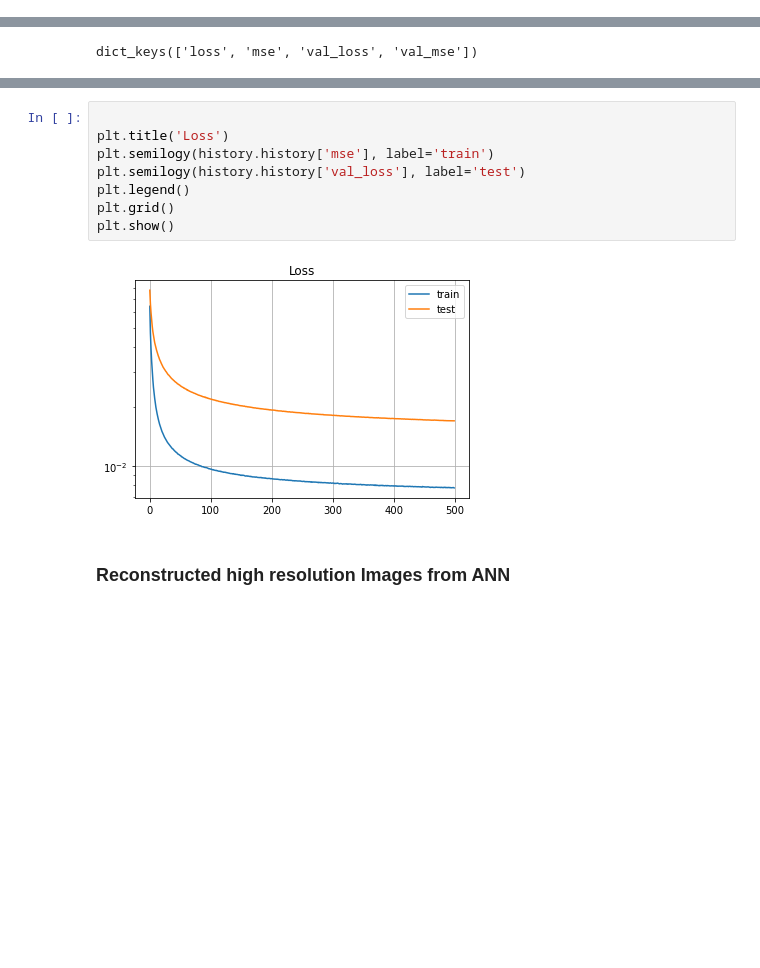
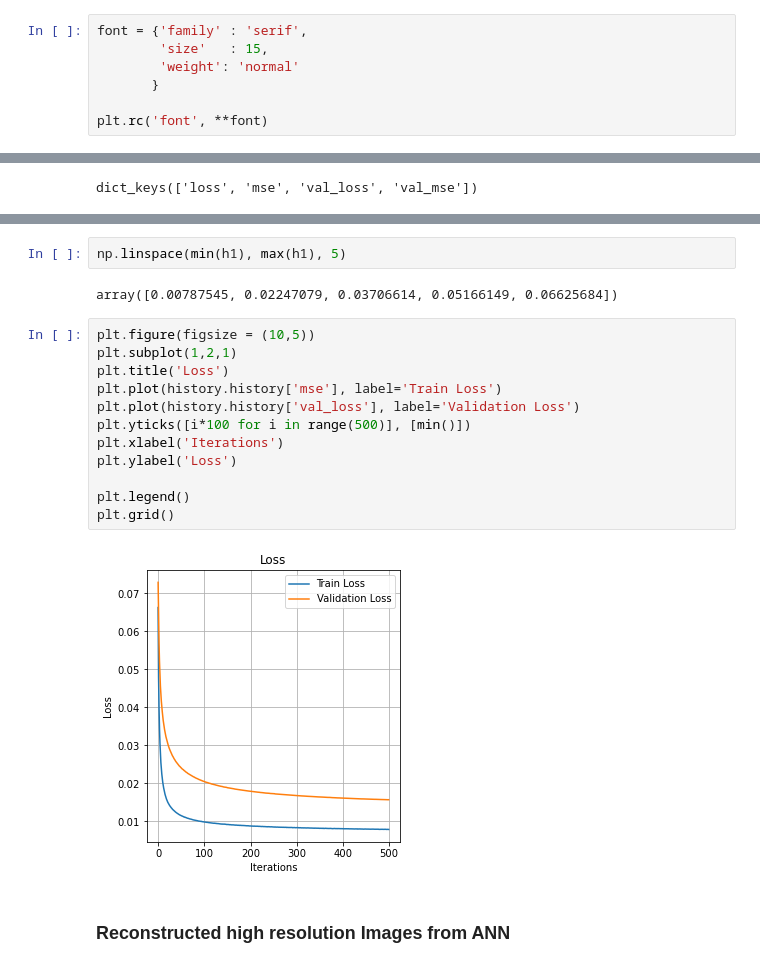
Before and after one commit to kommalapatisahil/superResolution, a Jupyter notebook: SuperResolution_ANNs_ModelV1.ipynb, the cells around one changed output, grey strips where cells are left out. Drawn from its saved outputs; the diff is of its cells as text; blank space fills up the shorter version.

```diff
--- a/SuperResolution_ANNs_ModelV1.ipynb
+++ b/SuperResolution_ANNs_ModelV1.ipynb
@@ -11,6 +11,13 @@ from importlib import reload
 from scipy import interpolate
 import grafteaux as G
 from tqdm import tqdm
+# %%
+font = {'family' : 'serif',
+        'size'   : 15,
+        'weight': 'normal'
+       }
+
+plt.rc('font', **font)
 # %% [markdown]
 ### Import PIV data
 # %%
@@ -225,13 +243,21 @@ dict_keys(['loss', 'mse', 'val_loss', 'val_mse'])
+# %%
+np.linspace(min(h1), max(h1), 5)
+# %% [output]
+array([0.00787545, 0.02247079, 0.03706614, 0.05166149, 0.06625684])
 # %%
+plt.figure(figsize = (10,5))
+plt.subplot(1,2,1)
+plt.title('Loss')
+plt.plot(history.history['mse'], label='Train Loss')
+plt.plot(history.history['val_loss'], label='Validation Loss')
+plt.yticks([i*100 for i in range(500)], [min()])
+plt.xlabel('Iterations')
+plt.ylabel('Loss')
 
-plt.title('Loss')
-plt.semilogy(history.history['mse'], label='train')
-plt.semilogy(history.history['val_loss'], label='test')
 plt.legend()
 plt.grid()
-plt.show()
 # %% [output]
-[figure, old version]
+[figure, new version]
 # %% [markdown]
 ### Reconstructed high resolution Images from ANN
 # %% [markdown]
```
Also changed, not shown: parts of 8 cells of this notebook.
